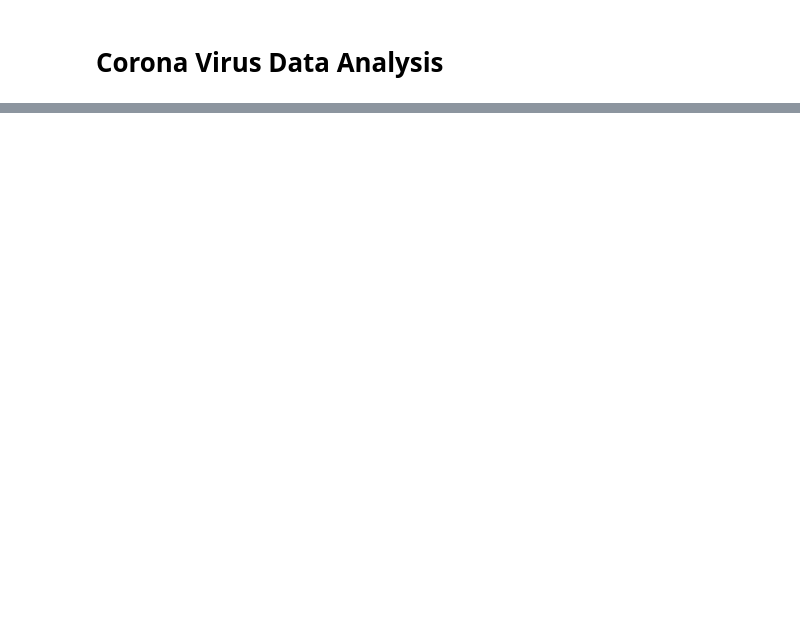
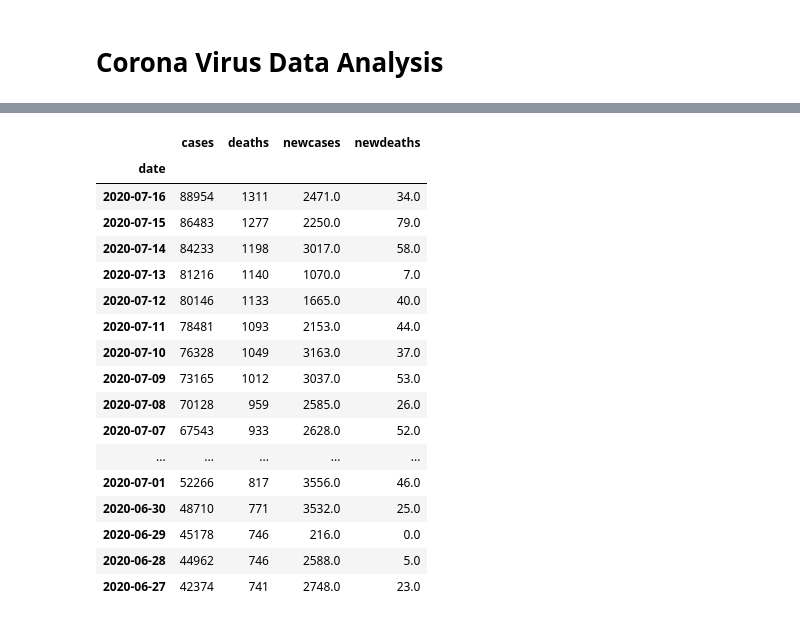
Before and after one commit to freefrancisco/covidanalysis, a Jupyter notebook: CovidAnalysis.ipynb, the cells around one changed output, grey strips where cells are left out. Cells and saved outputs as stored; diff of their text form; code cells hidden in the pictures; blank space fills up the shorter version.

```diff
--- a/CovidAnalysis.ipynb
+++ b/CovidAnalysis.ipynb
@@ -60,0 +108,21 @@ latest = latest.reset_index()
+# %%
+timeseries.loc['Arizona', "Maricopa"].sort_index(ascending=False).head(20)
+# %% [output]
+|  | cases | deaths | newcases | newdeaths |
+| date |  |  |  |  |
+| 2020-07-16 | 88954 | 1311 | 2471.0 | 34.0 |
+| 2020-07-15 | 86483 | 1277 | 2250.0 | 79.0 |
+| 2020-07-14 | 84233 | 1198 | 3017.0 | 58.0 |
+| 2020-07-13 | 81216 | 1140 | 1070.0 | 7.0 |
+| 2020-07-12 | 80146 | 1133 | 1665.0 | 40.0 |
+| 2020-07-11 | 78481 | 1093 | 2153.0 | 44.0 |
+| 2020-07-10 | 76328 | 1049 | 3163.0 | 37.0 |
+| 2020-07-09 | 73165 | 1012 | 3037.0 | 53.0 |
+| 2020-07-08 | 70128 | 959 | 2585.0 | 26.0 |
+| 2020-07-07 | 67543 | 933 | 2628.0 | 52.0 |
+| ... | ... | ... | ... | ... |
+| 2020-07-01 | 52266 | 817 | 3556.0 | 46.0 |
+| 2020-06-30 | 48710 | 771 | 3532.0 | 25.0 |
+| 2020-06-29 | 45178 | 746 | 216.0 | 0.0 |
+| 2020-06-28 | 44962 | 746 | 2588.0 | 5.0 |
+| 2020-06-27 | 42374 | 741 | 2748.0 | 23.0 |
```
Also changed, not shown: parts of 14 cells of this notebook.
